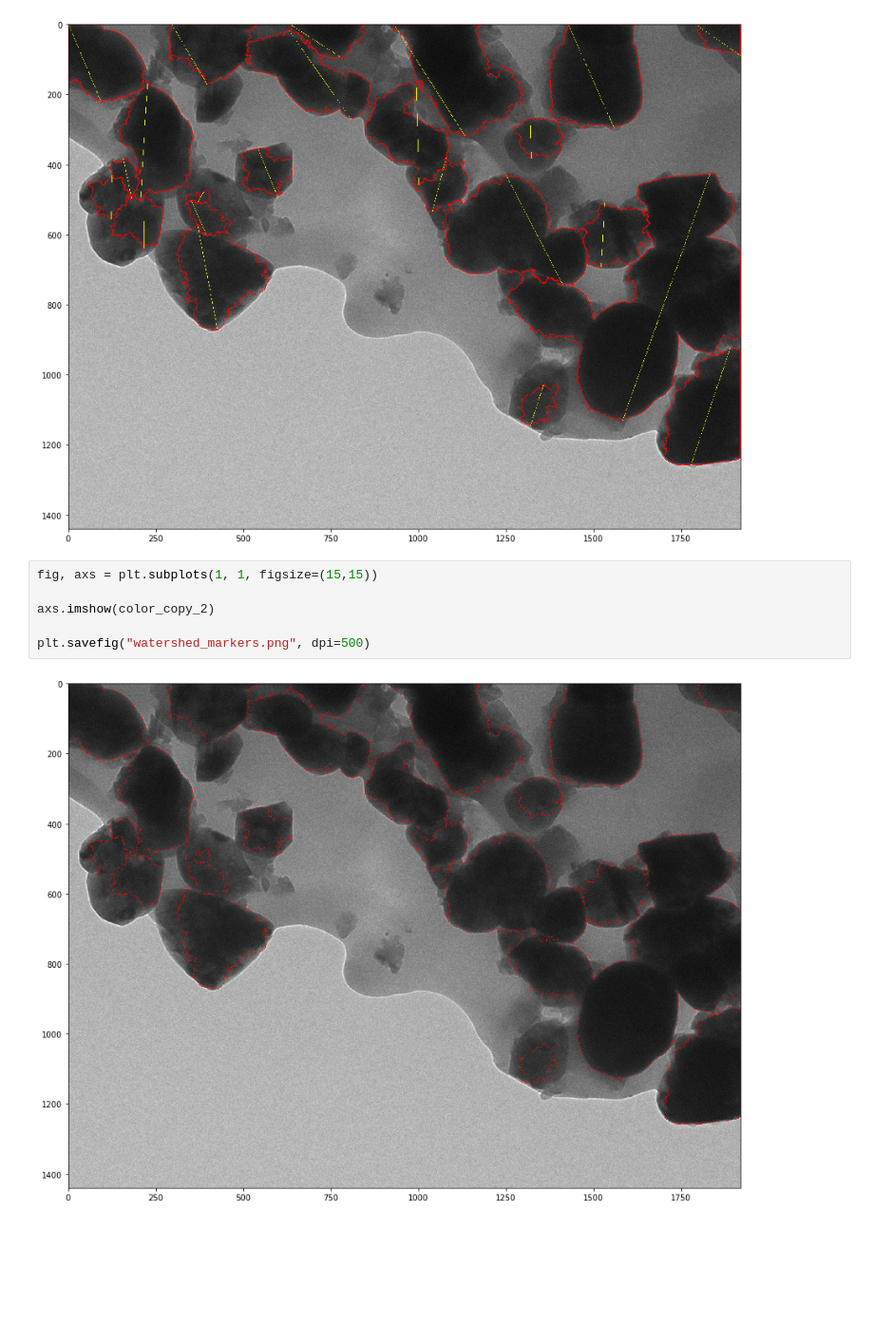
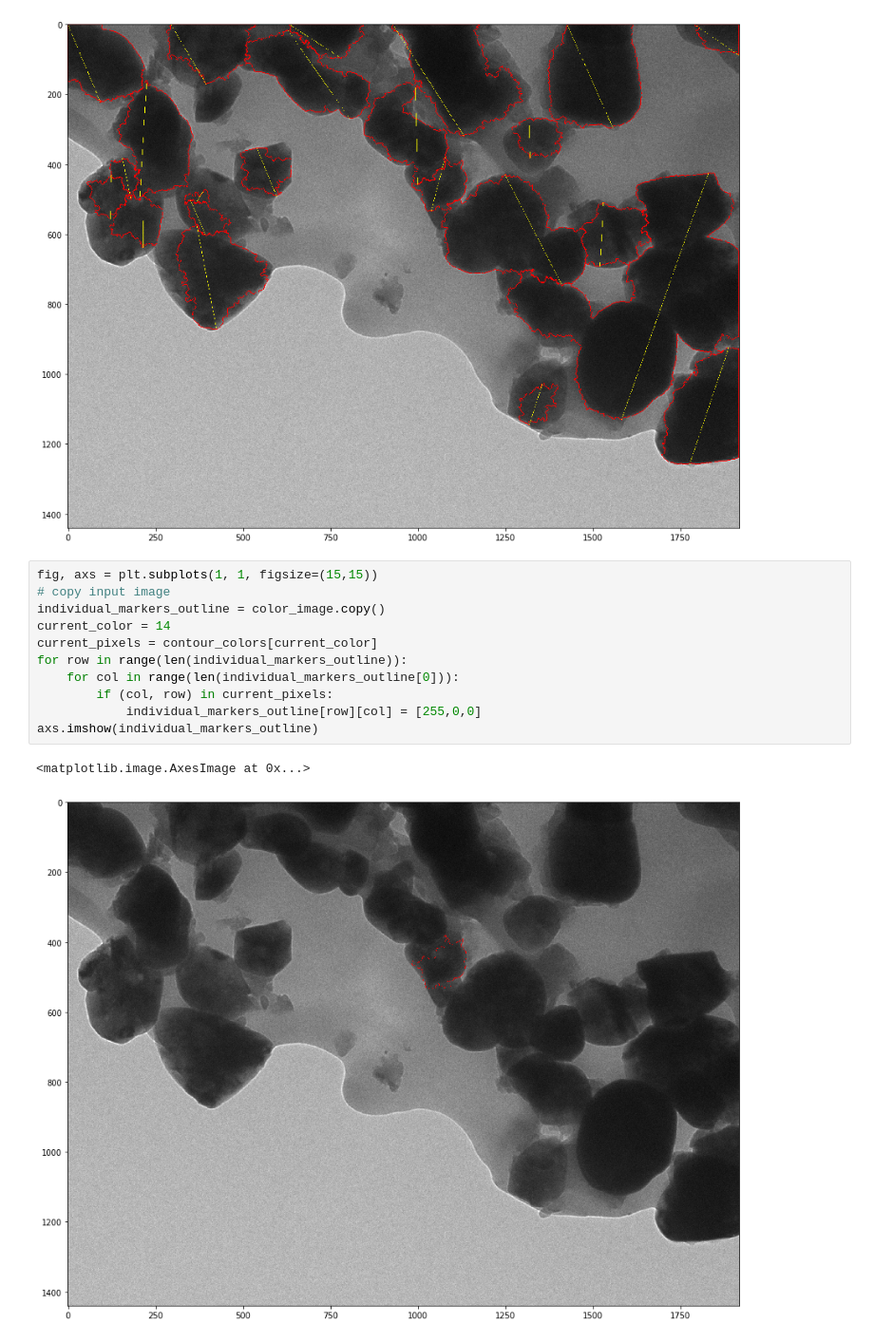
Before and after one commit to akshaytrikha/BTO-TEM-Processing, a Jupyter notebook: tem.ipynb, the cells around one changed output. Shown at 95% size. Cells and saved outputs as stored; diff of their text form; blank space fills up the shorter version.

Commit message:
visualizing contour for single color

```diff
--- a/tem.ipynb
+++ b/tem.ipynb
@@ -415,11 +415,17 @@ axs.imshow(color_copy_3)
 plt.savefig("lines.png", dpi=500)
 # %% [output]
 [figure]
-# %%
-fig, axs = plt.subplots(1, 1, figsize=(15,15))
-
-axs.imshow(color_copy_2)
-
-plt.savefig("watershed_markers.png", dpi=500)
-# %% [output]
-[figure, removed]
+# %%
+fig, axs = plt.subplots(1, 1, figsize=(15,15))
+# copy input image
+individual_markers_outline = color_image.copy()
+current_color = 14
+current_pixels = contour_colors[current_color]
+for row in range(len(individual_markers_outline)):
+    for col in range(len(individual_markers_outline[0])):
+        if (col, row) in current_pixels:
+            individual_markers_outline[row][col] = [255,0,0]
+axs.imshow(individual_markers_outline)
+# %% [output]
+<matplotlib.image.AxesImage at 0x...>
+[figure, added]
```
Also changed, not shown: parts of 8 cells of this notebook, 2 other files.
